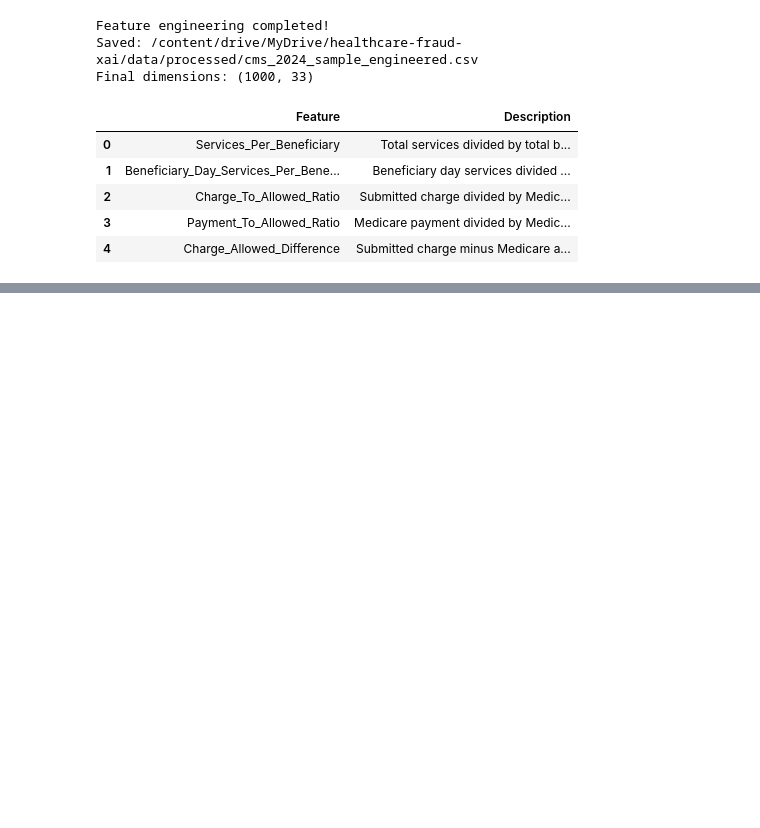
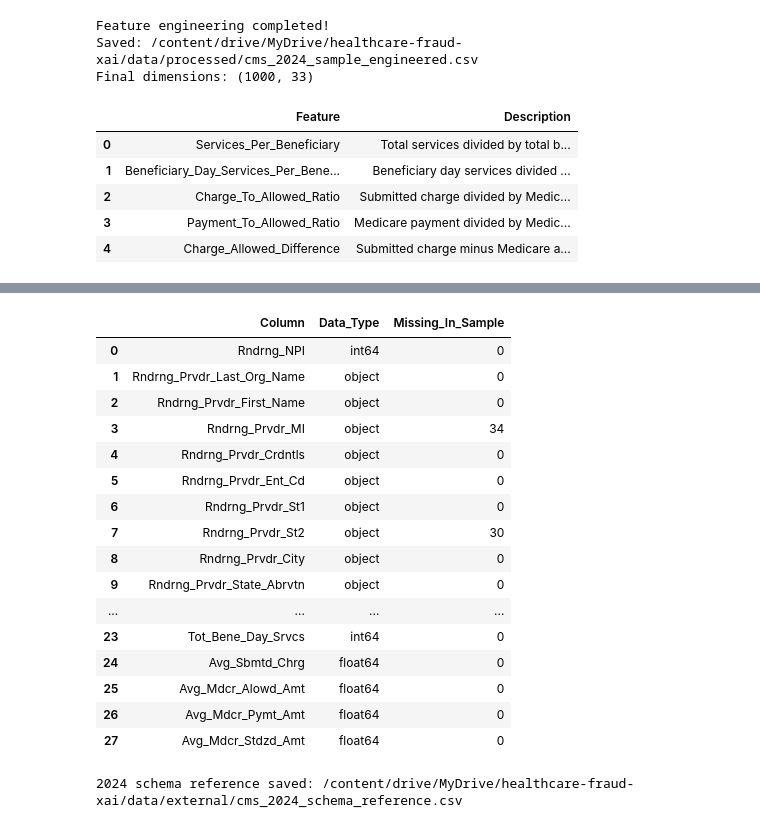
Before and after one commit to rohithrajulapati/healthcare-fraud-xai, a Jupyter notebook: 01_data_acquisition.ipynb, the cells around one changed output, grey strips where cells are left out. Cells and saved outputs as stored; diff of their text form; code cells hidden in the pictures; blank space fills up the shorter version.

Commit message:
manifest and validation report

```diff
--- a/01_data_acquisition.ipynb
+++ b/01_data_acquisition.ipynb
@@ -1698,0 +2657,57 @@ display(feature_report)
+# %%
+ from pathlib import Path
+import pandas as pd
+
+RAW_DIR = PROJECT_DIR / "data" / "raw"
+
+csv_file = RAW_DIR / "cms_2024_provider_service.csv"
+
+if not csv_file.exists():
+    raise FileNotFoundError(
+        "2024 full CSV not found. Complete Step 14 first."
+    )
+
+sample = pd.read_csv(
+    csv_file,
+    nrows=100,
+    low_memory=False
+)
+
+schema_report = pd.DataFrame({
+    "Column": sample.columns,
+    "Data_Type": [
+        str(sample[col].dtype)
+        for col in sample.columns
+    ],
+    "Missing_In_Sample": [
+        int(sample[col].isna().sum())
+        for col in sample.columns
+    ]
+})
+
+schema_file = METADATA_DIR / "cms_2024_schema_reference.csv"
+
+schema_report.to_csv(schema_file, index=False)
+
+display(schema_report)
+
+print("2024 schema reference saved:", schema_file)
+# %% [output]
+|  | Column | Data_Type | Missing_In_Sample |
+| 0 | Rndrng_NPI | int64 | 0 |
+| 1 | Rndrng_Prvdr_Last_Org_Name | object | 0 |
+| 2 | Rndrng_Prvdr_First_Name | object | 0 |
+| 3 | Rndrng_Prvdr_MI | object | 34 |
+| 4 | Rndrng_Prvdr_Crdntls | object | 0 |
+| 5 | Rndrng_Prvdr_Ent_Cd | object | 0 |
+| 6 | Rndrng_Prvdr_St1 | object | 0 |
+| 7 | Rndrng_Prvdr_St2 | object | 30 |
+| 8 | Rndrng_Prvdr_City | object | 0 |
+| 9 | Rndrng_Prvdr_State_Abrvtn | object | 0 |
+| ... | ... | ... | ... |
+| 23 | Tot_Bene_Day_Srvcs | int64 | 0 |
+| 24 | Avg_Sbmtd_Chrg | float64 | 0 |
+| 25 | Avg_Mdcr_Alowd_Amt | float64 | 0 |
+| 26 | Avg_Mdcr_Pymt_Amt | float64 | 0 |
+| 27 | Avg_Mdcr_Stdzd_Amt | float64 | 0 |
+2024 schema reference saved: /content/drive/MyDrive/healthcare-fraud-xai/data/external/cms_2024_schema_reference.csv
```
Also changed, not shown: parts of 45 cells of this notebook.
